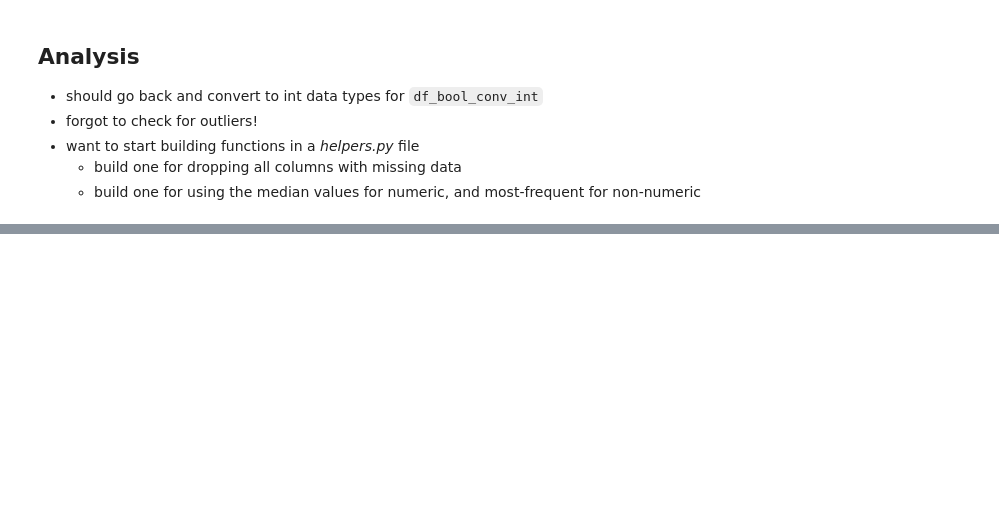
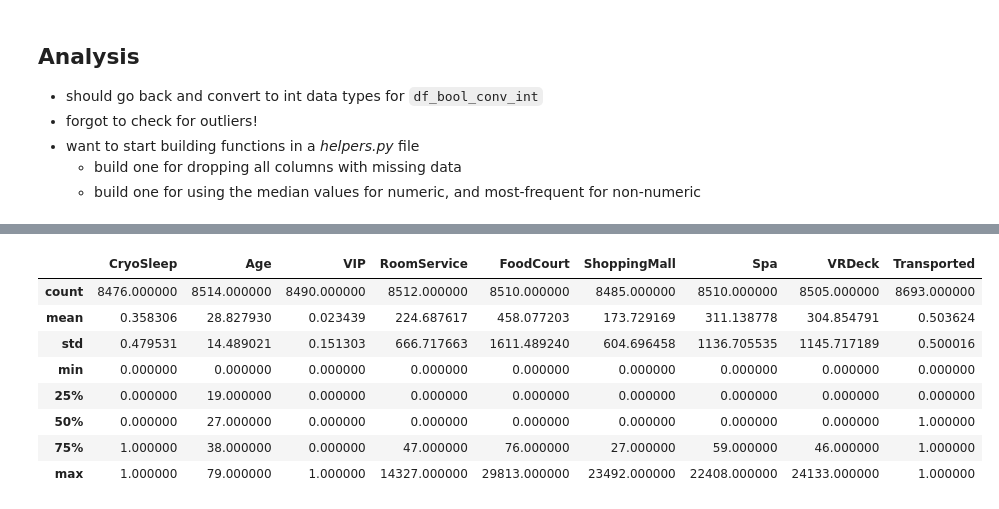
Before and after one commit to connorcapitolo/Spaceship-Titanic, a Jupyter notebook: spaceship_eda.ipynb, the cells around one changed output, grey strips where cells are left out. Cells and saved outputs as stored; diff of their text form; code cells hidden in the pictures; blank space fills up the shorter version.

```diff
--- a/spaceship_eda.ipynb
+++ b/spaceship_eda.ipynb
@@ -382,0 +497,12 @@ plt.show()
+# %%
+df_bool_conv_int.describe()
+# %% [output]
+|  | CryoSleep | Age | VIP | RoomService | FoodCourt | ShoppingMall | Spa | VRDeck | Transported |
+| count | 8476.000000 | 8514.000000 | 8490.000000 | 8512.000000 | 8510.000000 | 8485.000000 | 8510.000000 | 8505.000000 | 8693.000000 |
+| mean | 0.358306 | 28.827930 | 0.023439 | 224.687617 | 458.077203 | 173.729169 | 311.138778 | 304.854791 | 0.503624 |
+| std | 0.479531 | 14.489021 | 0.151303 | 666.717663 | 1611.489240 | 604.696458 | 1136.705535 | 1145.717189 | 0.500016 |
+| min | 0.000000 | 0.000000 | 0.000000 | 0.000000 | 0.000000 | 0.000000 | 0.000000 | 0.000000 | 0.000000 |
+| 25% | 0.000000 | 19.000000 | 0.000000 | 0.000000 | 0.000000 | 0.000000 | 0.000000 | 0.000000 | 0.000000 |
+| 50% | 0.000000 | 27.000000 | 0.000000 | 0.000000 | 0.000000 | 0.000000 | 0.000000 | 0.000000 | 1.000000 |
+| 75% | 1.000000 | 38.000000 | 0.000000 | 47.000000 | 76.000000 | 27.000000 | 59.000000 | 46.000000 | 1.000000 |
+| max | 1.000000 | 79.000000 | 1.000000 | 14327.000000 | 29813.000000 | 23492.000000 | 22408.000000 | 24133.000000 | 1.000000 |
```
Also changed, not shown: parts of 16 cells of this notebook, 2 other files.
